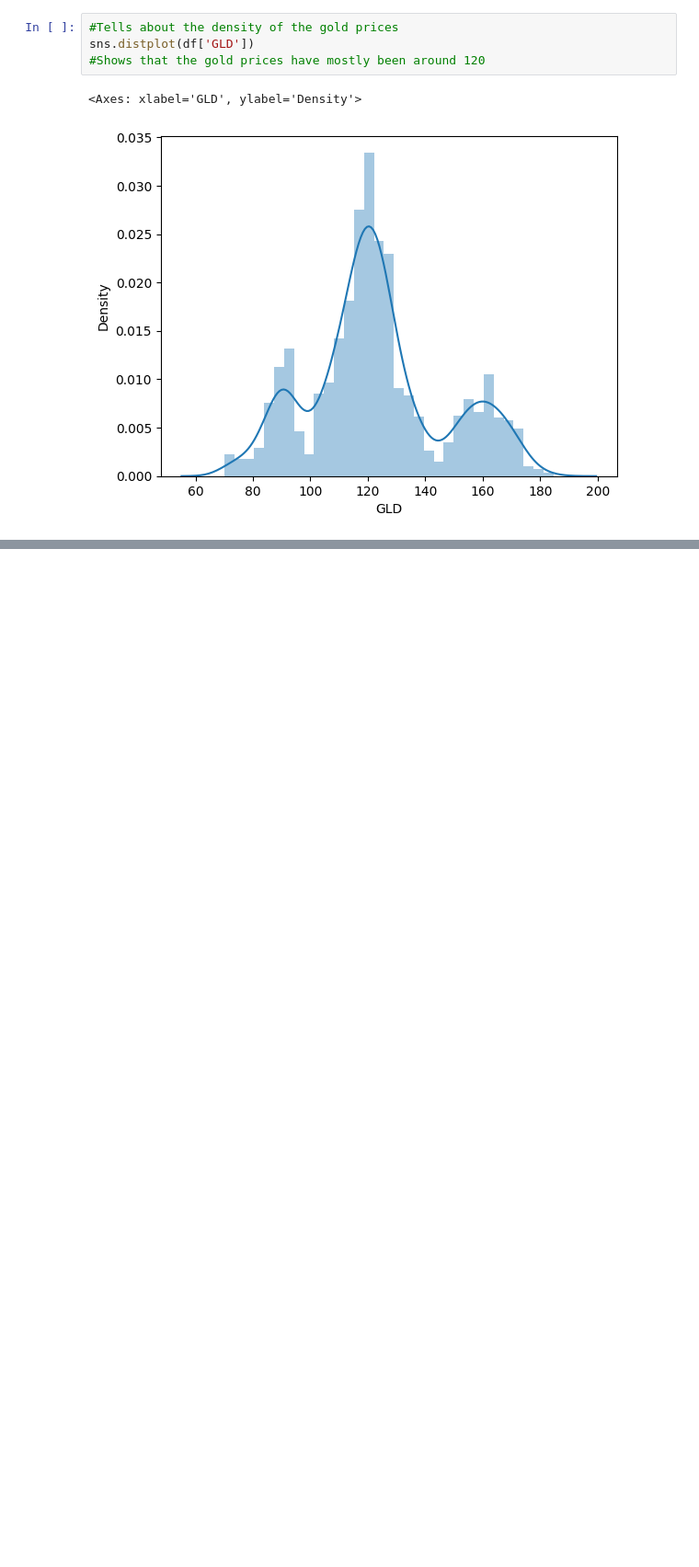
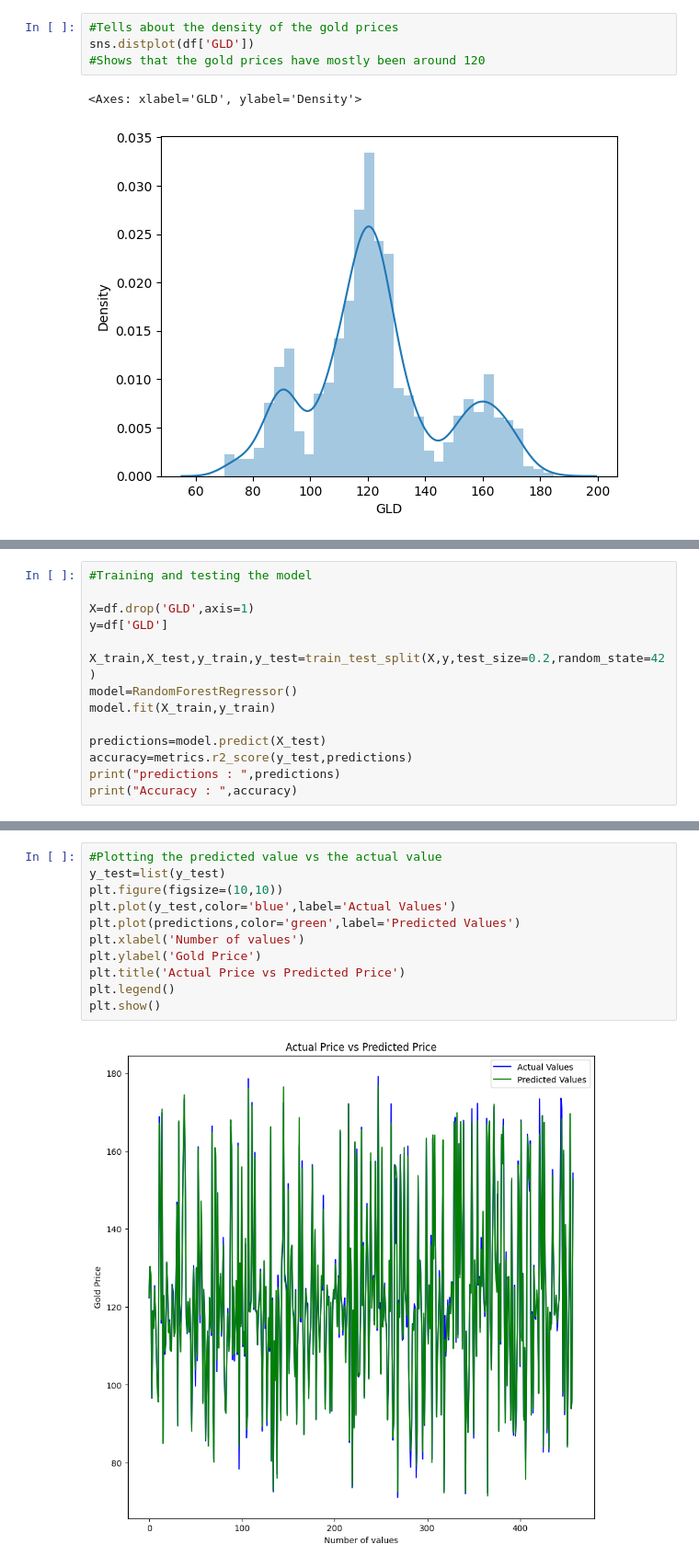
Before and after one commit to mayankraj25/SciKit-Learn, a Jupyter notebook: GoldPricePrediction(RandomForestRegression).ipynb, the cells around one changed output, grey strips where cells are left out. Shown at 92% size. Cells and saved outputs as stored; diff of their text form; blank space fills up the shorter version.

Commit message:
Model trained and testted

```diff
--- a/GoldPricePrediction(RandomForestRegression).ipynb
+++ b/GoldPricePrediction(RandomForestRegression).ipynb
@@ -116,0 +98,14 @@ Accuracy :  0.9899609886653246
+# %%
+#Training and testing the model
+
+X=df.drop('GLD',axis=1)
+y=df['GLD']
+
+X_train,X_test,y_train,y_test=train_test_split(X,y,test_size=0.2,random_state=42)
+model=RandomForestRegressor()
+model.fit(X_train,y_train)
+
+predictions=model.predict(X_test)
+accuracy=metrics.r2_score(y_test,predictions)
+print("predictions : ",predictions)
+print("Accuracy : ",accuracy)
@@ -116,0 +130,13 @@ Accuracy :  0.9899609886653246
+# %%
+#Plotting the predicted value vs the actual value
+y_test=list(y_test)
+plt.figure(figsize=(10,10))
+plt.plot(y_test,color='blue',label='Actual Values')
+plt.plot(predictions,color='green',label='Predicted Values')
+plt.xlabel('Number of values')
+plt.ylabel('Gold Price')
+plt.title('Actual Price vs Predicted Price')
+plt.legend()
+plt.show()
+# %% [output]
+[figure, added]
```
Also changed, not shown: parts of 2 cells of this notebook.
